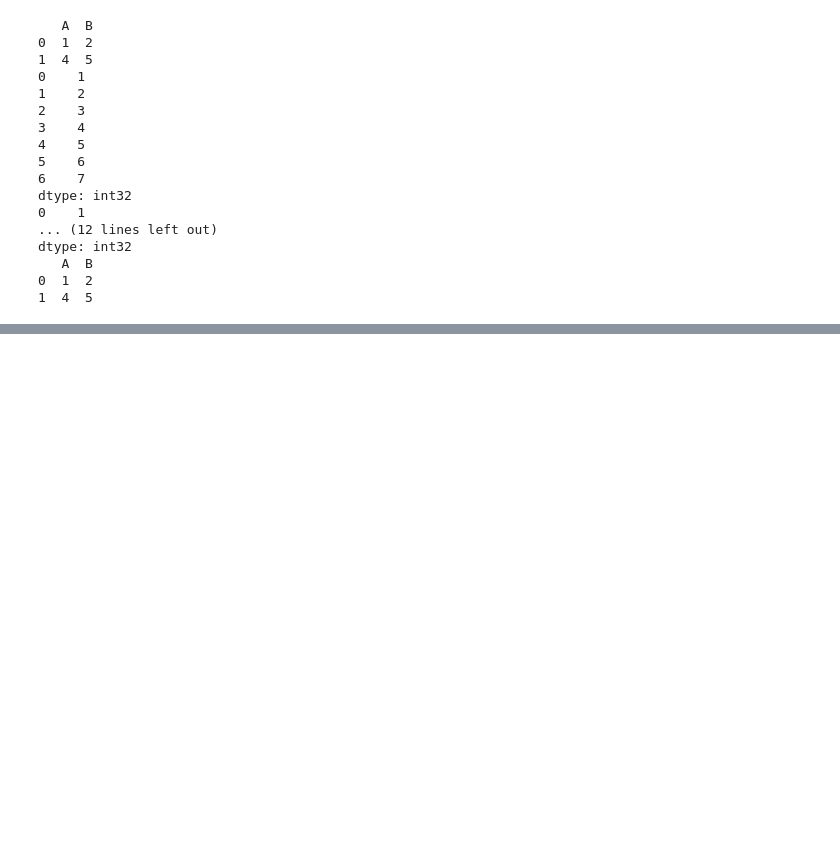
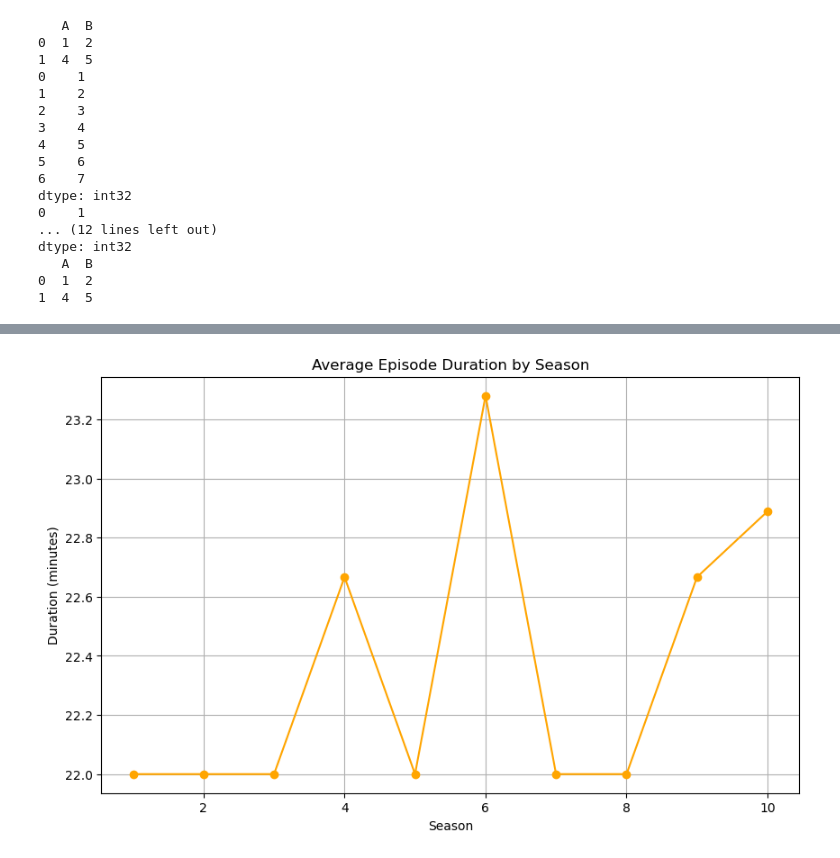
Before and after one commit to Esha420/Intern_Projects, a Jupyter notebook: Numpy_Practice.ipynb, the cells around one changed output, grey strips where cells are left out. Cells and saved outputs as stored; diff of their text form; code cells hidden in the pictures; blank space fills up the shorter version.

```diff
--- a/Numpy_Practice.ipynb
+++ b/Numpy_Practice.ipynb
@@ -174,0 +187,12 @@ df.head()
+# %%
+avg_duration = df.groupby('Season')['Duration'].mean()
+
+plt.figure(figsize=(10, 6))
+avg_duration.plot(marker='o', color='orange')
+plt.title('Average Episode Duration by Season')
+plt.xlabel('Season')
+plt.ylabel('Duration (minutes)')
+plt.grid()
+plt.show()
+# %% [output]
+[figure, added]
```
Also changed, not shown: parts of 8 cells of this notebook.
